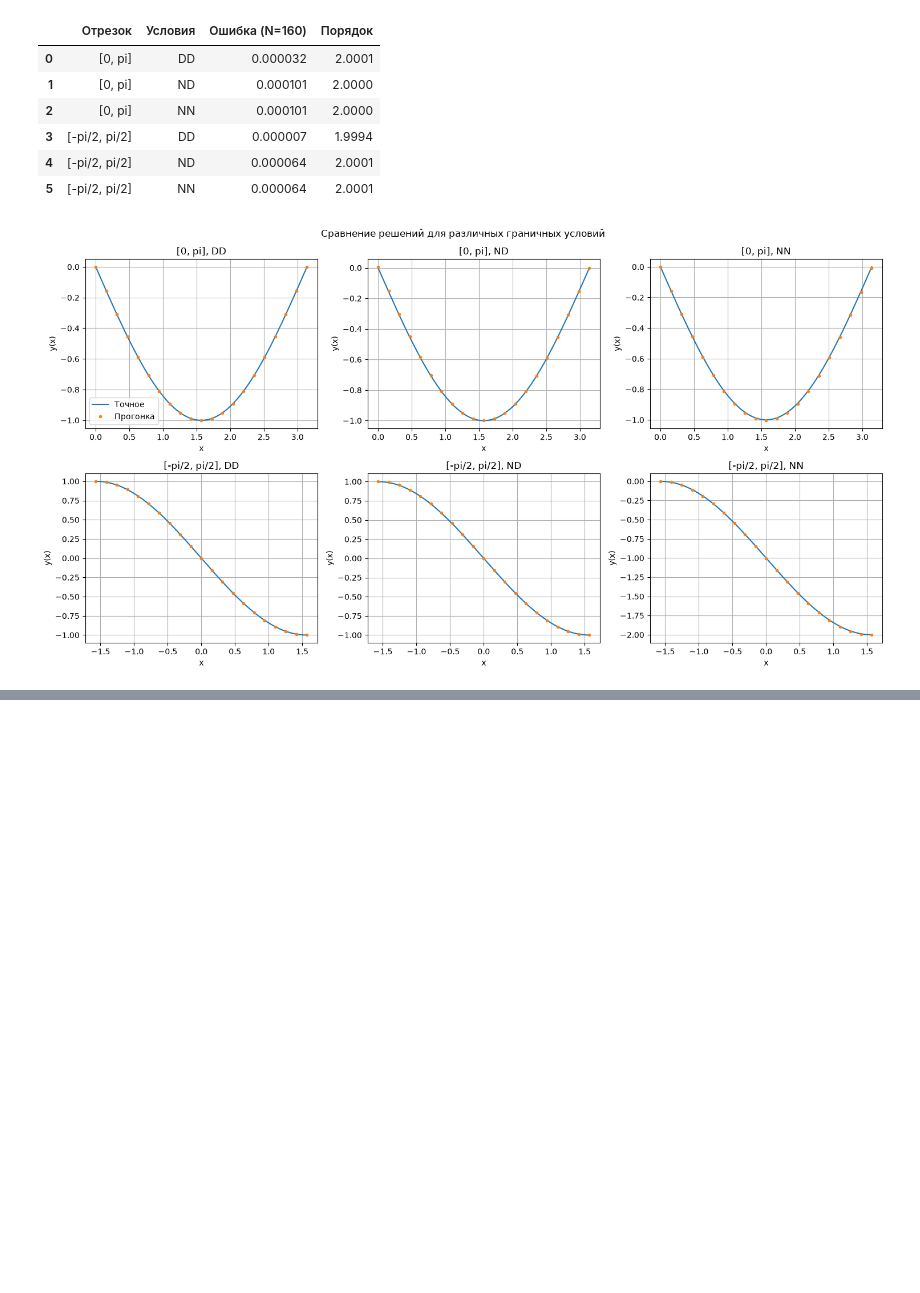
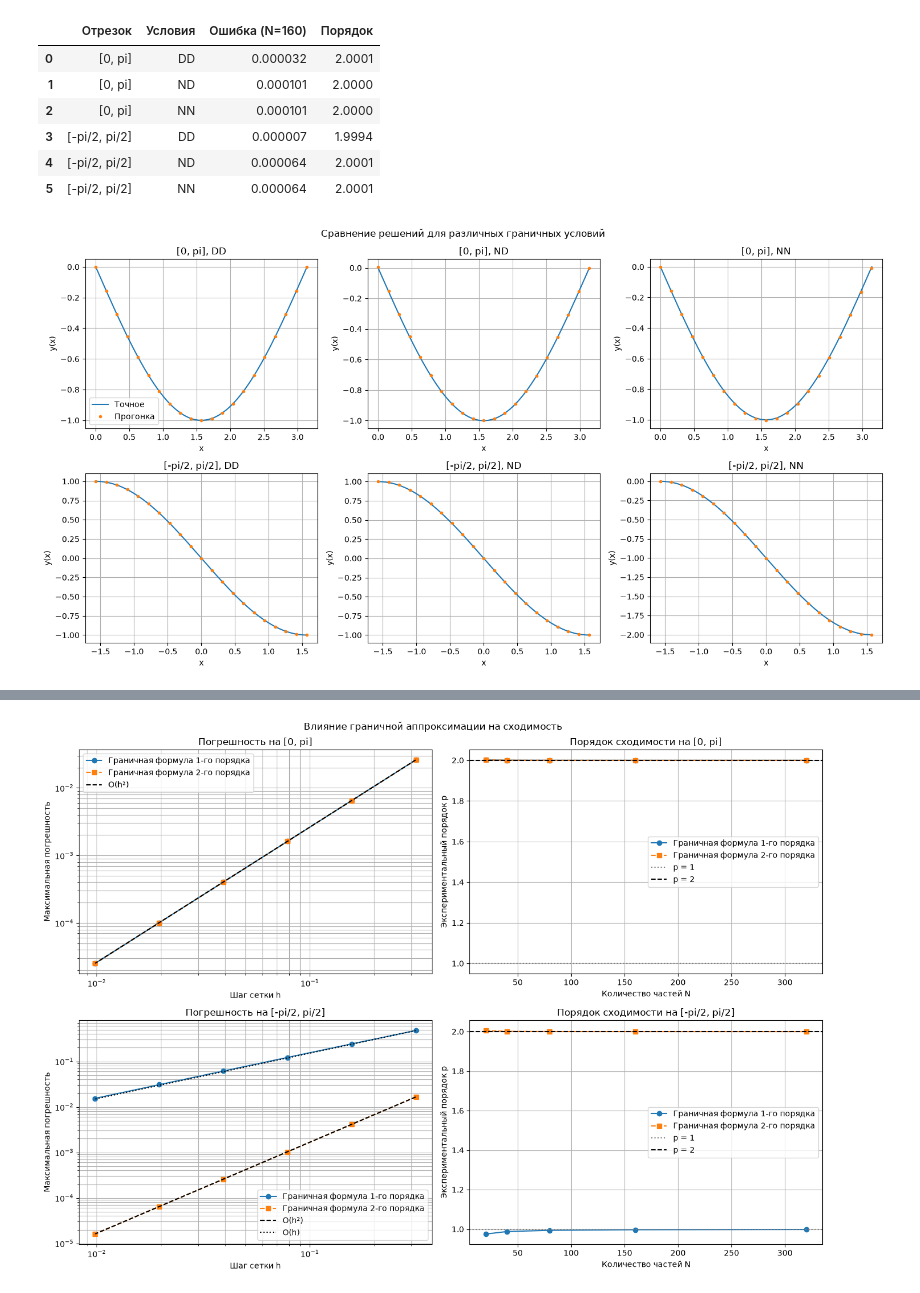
Before and after one commit to Japanese-CyberGirl/Computational-methods-3, a Jupyter notebook: lab_2.ipynb, the cells around one changed output, grey strips where cells are left out. Cells and saved outputs as stored; diff of their text form; code cells hidden in the pictures; blank space fills up the shorter version.

```diff
--- a/lab_2.ipynb
+++ b/lab_2.ipynb
@@ -606,0 +682,16 @@ plt.show()
+# %%
+
+def solve_ND_first_order(left, right, N, A, B):
+    x, h = make_grid(left, right, N)
+
+    a_coef, b_coef, c_coef, d_coef = build_system(
+        x, h, A, B, "ND", f
+    )
+
+    # заменяем левое условие Неймана формулой первого порядка
+    # (u_1 - u_0) / h = A
+    d_coef[0] = h * A
+
+    u = progonka(a_coef, b_coef, c_coef, d_coef)
+
+    return x, u
@@ -606,0 +794,60 @@ plt.show()
+# %%
+
+fig, axes = plt.subplots(2, 2, figsize=(14, 10))
+
+for row, (interval, left, right, _, _) in enumerate(cases):
+
+    data = results_df[
+        results_df["Отрезок"] == interval
+    ]
+
+    h = data["h"].to_numpy()
+    N = data["N"].to_numpy()
+
+    E1 = data["E1"].to_numpy()
+    E2 = data["E2"].to_numpy()
+
+    # график погрешности
+    ax = axes[row, 0]
+
+    ax.loglog(h, E1, "o-", label="Граничная формула 1-го порядка")
+    ax.loglog(h, E2, "s--", label="Граничная формула 2-го порядка")
+
+    # эталонный второй порядок
+    ref2 = E2[0] * (h / h[0])**2
+    ax.loglog(h, ref2, "k--", label="O(h²)")
+
+    if row == 1:
+        # на втором отрезке покажем также первый порядок
+        ref1 = E1[0] * (h / h[0])
+        ax.loglog(h, ref1, "k:", label="O(h)")
+
+    ax.set_title(f"Погрешность на {interval}")
+    ax.set_xlabel("Шаг сетки h")
+    ax.set_ylabel("Максимальная погрешность")
+    ax.legend()
+    ax.grid(True, which="both")
+
+    # график экспериментального порядка
+    ax = axes[row, 1]
+
+    ax.plot(N[1:], data["p1"].to_numpy()[1:],
+            "o-", label="Граничная формула 1-го порядка")
+
+    ax.plot(N[1:], data["p2"].to_numpy()[1:],
+            "s--", label="Граничная формула 2-го порядка")
+
+    ax.axhline(1, color="gray", linestyle=":", label="p = 1")
+    ax.axhline(2, color="black", linestyle="--", label="p = 2")
+
+    ax.set_title(f"Порядок сходимости на {interval}")
+    ax.set_xlabel("Количество частей N")
+    ax.set_ylabel("Экспериментальный порядок p")
+    ax.legend()
+    ax.grid(True)
+
+plt.suptitle("Влияние граничной аппроксимации на сходимость")
+plt.tight_layout()
+plt.show()
+# %% [output]
+[figure, added]
```
Also changed, not shown: parts of 4 cells of this notebook, 4 other files.
